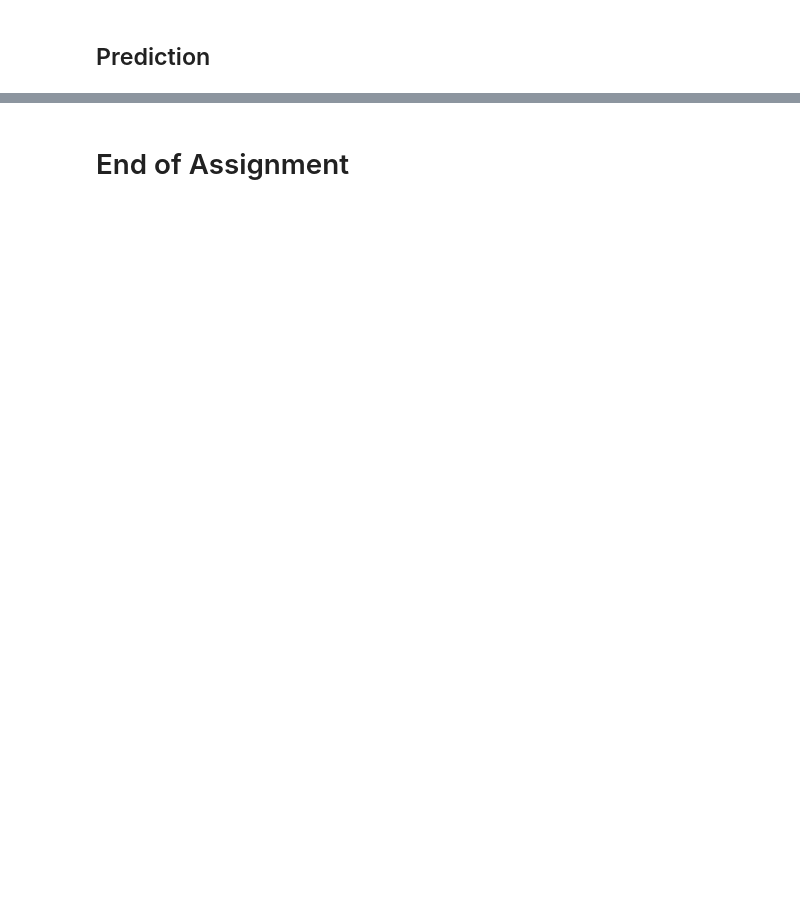
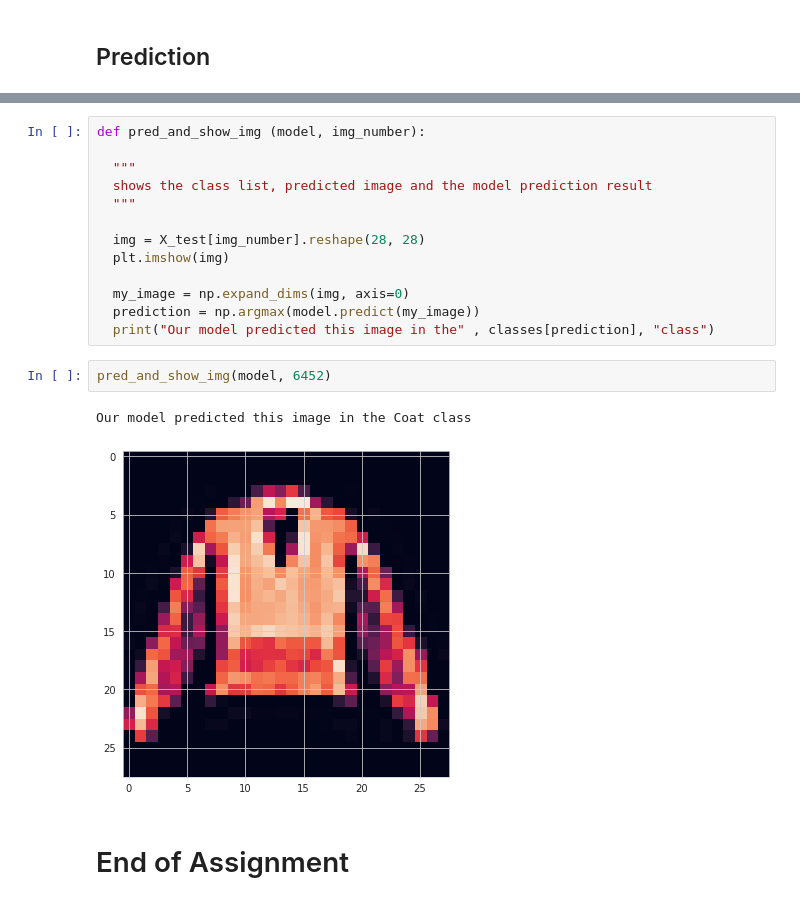
Before and after one commit to harun1yuksel/working, a Jupyter notebook: Deep Learning/projects_assignments/DL-Assignment-2 (Image Classification with CNN)-Student.ipynb, the cells around one changed output, grey strips where cells are left out. Drawn from its saved outputs; the diff is of its cells as text; blank space fills up the shorter version.

```diff
--- a/Deep Learning/projects_assignments/DL-Assignment-2 (Image Classification with CNN)-Student.ipynb
+++ b/Deep Learning/projects_assignments/DL-Assignment-2 (Image Classification with CNN)-Student.ipynb
@@ -248,3 +315,21 @@ model.fit(X_train, Y_train, batch_size=32, epochs=100, validation_data=(X_test,Y
+# %%
+def pred_and_show_img (model, img_number):
+
+  """
+  shows the class list, predicted image and the model prediction result
+  """
+
+  img = X_test[img_number].reshape(28, 28)
+  plt.imshow(img)
+
+  my_image = np.expand_dims(img, axis=0)
+  prediction = np.argmax(model.predict(my_image))
+  print("Our model predicted this image in the" , classes[prediction], "class")
+# %%
+pred_and_show_img(model, 6452)
+# %% [output]
+Our model predicted this image in the Coat class
+[figure, added]
 # %% [markdown]
 # End of Assignment
 # %% [markdown]
```
Also changed, not shown: parts of 23 cells of this notebook.
